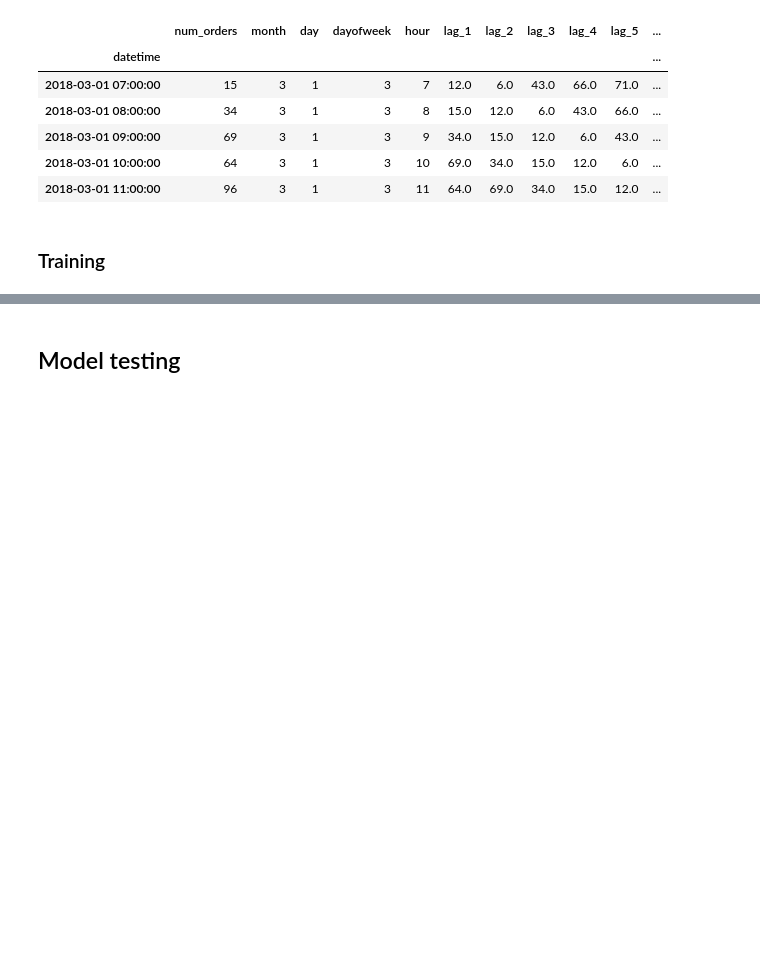
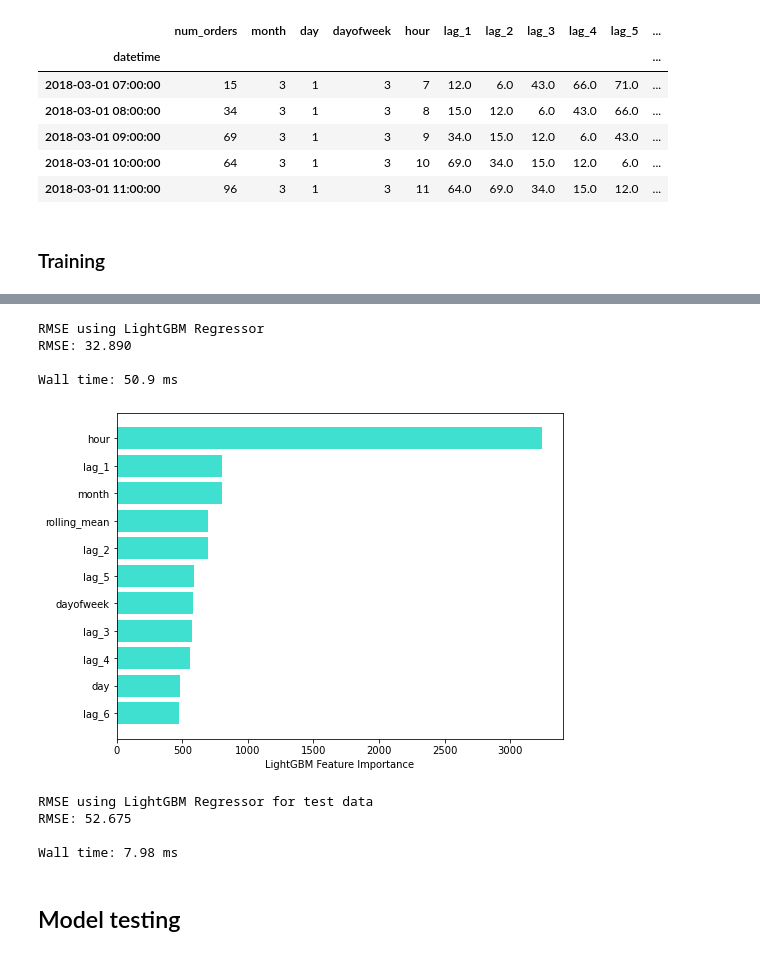
Before and after one commit to chuksoo/taxi_orders_predictionML, a Jupyter notebook: taxi_orders_predictionML.ipynb, the cells around one changed output, grey strips where cells are left out. Cells and saved outputs as stored; diff of their text form; code cells hidden in the pictures; blank space fills up the shorter version.

```diff
--- a/taxi_orders_predictionML.ipynb
+++ b/taxi_orders_predictionML.ipynb
@@ -514,0 +828,4 @@ ts.head()
+# %%
+%%time
+# train xgboost regressor model
+train_xgboost_regressor(features_train, target_train)
@@ -514,0 +887,27 @@ ts.head()
+# %%
+# function to train model and make predictions
+def train_lightGBM_regressor(X_train, y_train):
+    """This function trains a LightGBM regressor model"""
+    global lgbm_model
+    # build the model
+    lgbm_model = LGBMRegressor(**grid_search_lgbm.best_params_)
+    lgbm_model.fit(X_train, y_train) # train the model
+
+def lightGBM_regressor_prediction(X_test, y_test):
+    """
+    This function is used to make prediction
+    using the lightGBM regression model
+    """
+    lgbm_pred = lgbm_model.predict(X_test)
+    # determine RMSE for LightGBM regressor
+    lgbm_rmse = np.sqrt(mean_squared_error(y_test, lgbm_pred))
+    print("\033[1m" + 'RMSE using LightGBM Regressor' + "\033[0m")
+    print('RMSE: {:.3f}'.format(lgbm_rmse))
+    print()
+    # feature importance from LightGBM regression
+    sorted_feature_importance = lgbm_model.feature_importances_.argsort()
+    plt.figure(figsize=(8,6))
+    plt.barh(features_train.columns[sorted_feature_importance],
+             lgbm_model.feature_importances_[sorted_feature_importance],
+             color='turquoise')
+    plt.xlabel("LightGBM Feature Importance")
@@ -515,3 +920,27 @@ ts.head()
+# %%
+%%time
+# make predictions with lightGBM regressor for train data
+lightGBM_regressor_prediction(features_valid, target_valid)
+# %% [output]
+RMSE using LightGBM Regressor
+RMSE: 32.890
+
+Wall time: 50.9 ms
+[figure, added]
+# %%
+%%time
+# make predictions with lightGBM regressor for test data
+lgbm_pred_t = lgbm_model.predict(features_test)
+# determine RMSE for LightGBM regressor
+lgbm_rmse_t = np.sqrt(mean_squared_error(target_test, lgbm_pred_t))
+print("\033[1m" + 'RMSE using LightGBM Regressor for test data' + "\033[0m")
+print('RMSE: {:.3f}'.format(lgbm_rmse_t))
+print()
+# %% [output]
+RMSE using LightGBM Regressor for test data
+RMSE: 52.675
+
+Wall time: 7.98 ms
 # %% [markdown]
 <div id="model_testing">
     <h2>Model testing</h2>
```
Also changed, not shown: parts of 34 cells of this notebook, 6 other files.
